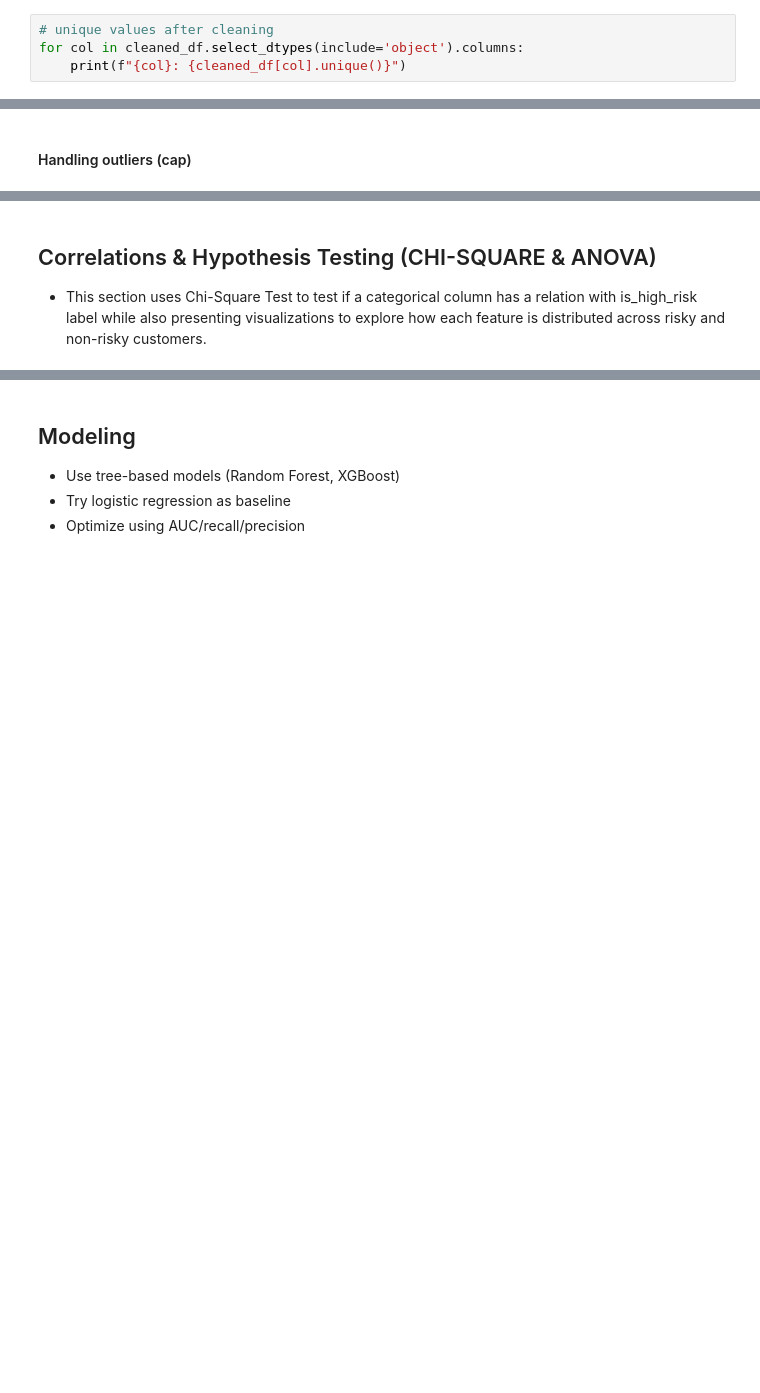
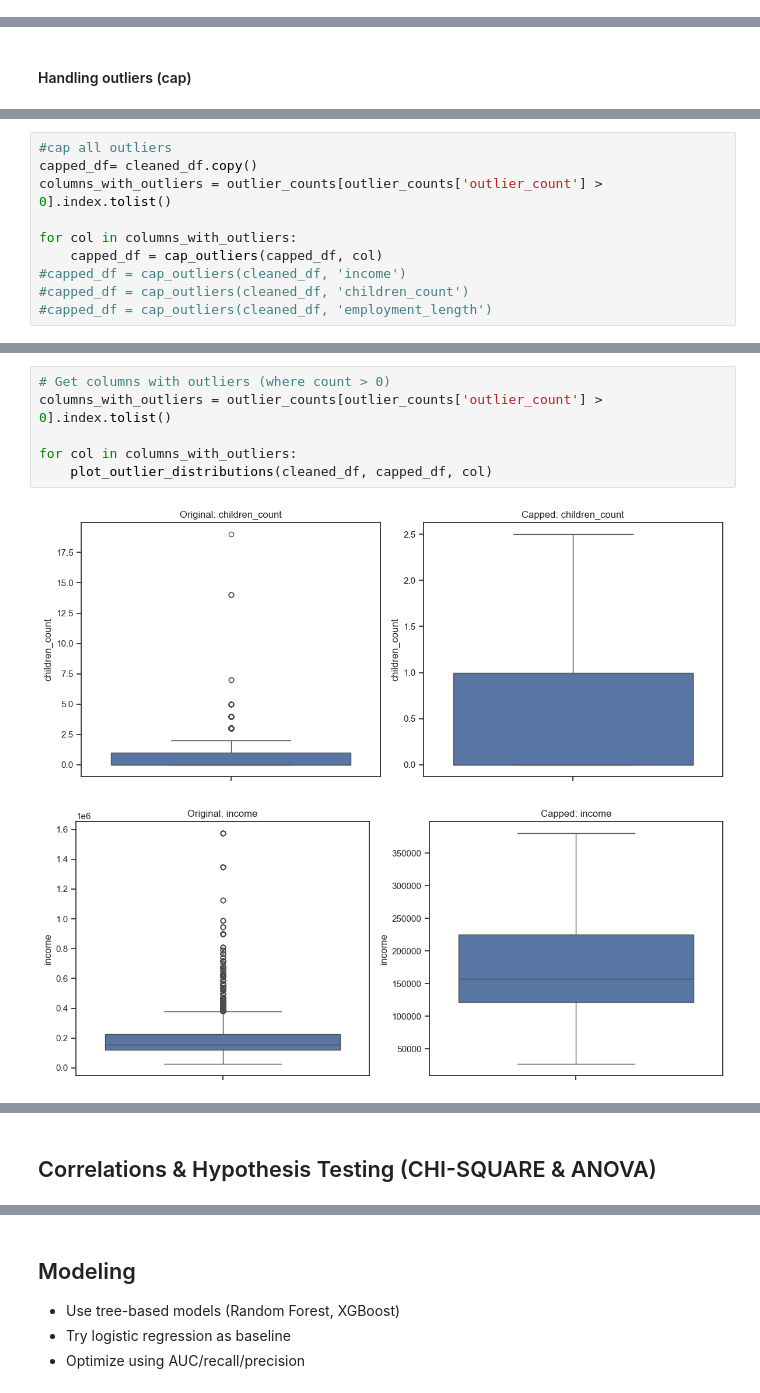
Before and after one commit to AnnieFiB/OtherProjects, a Jupyter notebook: DataAnalysis/notebooks/Credit_Card_Risk_Prediction.ipynb, the cells around one changed output, grey strips where cells are left out. Drawn from its saved outputs; the diff is of its cells as text; blank space fills up the shorter version.

```diff
--- a/DataAnalysis/notebooks/Credit_Card_Risk_Prediction.ipynb
+++ b/DataAnalysis/notebooks/Credit_Card_Risk_Prediction.ipynb
@@ -341,4 +415,0 @@ cleaned_df['loan_status'] = cleaned_df['STATUS'].map({'0': 'first_month_due' , '
-# %%
-# unique values after cleaning
-for col in cleaned_df.select_dtypes(include='object').columns:
-    print(f"{col}: {cleaned_df[col].unique()}")
@@ -409,0 +456,10 @@ plot_outliers_boxplot(cleaned_df, title="Outlier Boxplot", figsize=(15, 6))
+# %%
+#cap all outliers
+capped_df= cleaned_df.copy()
+columns_with_outliers = outlier_counts[outlier_counts['outlier_count'] > 0].index.tolist()
+
+for col in columns_with_outliers:
+    capped_df = cap_outliers(capped_df, col)
+#capped_df = cap_outliers(cleaned_df, 'income')
+#capped_df = cap_outliers(cleaned_df, 'children_count')
+#capped_df = cap_outliers(cleaned_df, 'employment_length')
@@ -409,0 +481,9 @@ plot_outliers_boxplot(cleaned_df, title="Outlier Boxplot", figsize=(15, 6))
+# %%
+# Get columns with outliers (where count > 0)
+columns_with_outliers = outlier_counts[outlier_counts['outlier_count'] > 0].index.tolist()
+
+for col in columns_with_outliers:
+    plot_outlier_distributions(cleaned_df, capped_df, col)
+# %% [output]
+[figure, added]
+[figure, added]
@@ -410,3 +491,2 @@ plot_outliers_boxplot(cleaned_df, title="Outlier Boxplot", figsize=(15, 6))
 # %% [markdown]
 ## Correlations & Hypothesis Testing (CHI-SQUARE & ANOVA)
-- This section uses Chi-Square Test to test if a categorical column has a relation with is_high_risk label while also presenting visualizations to explore how each feature is distributed across risky and non-risky customers.
```
Also changed, not shown: parts of 53 cells of this notebook, 22 other files.
